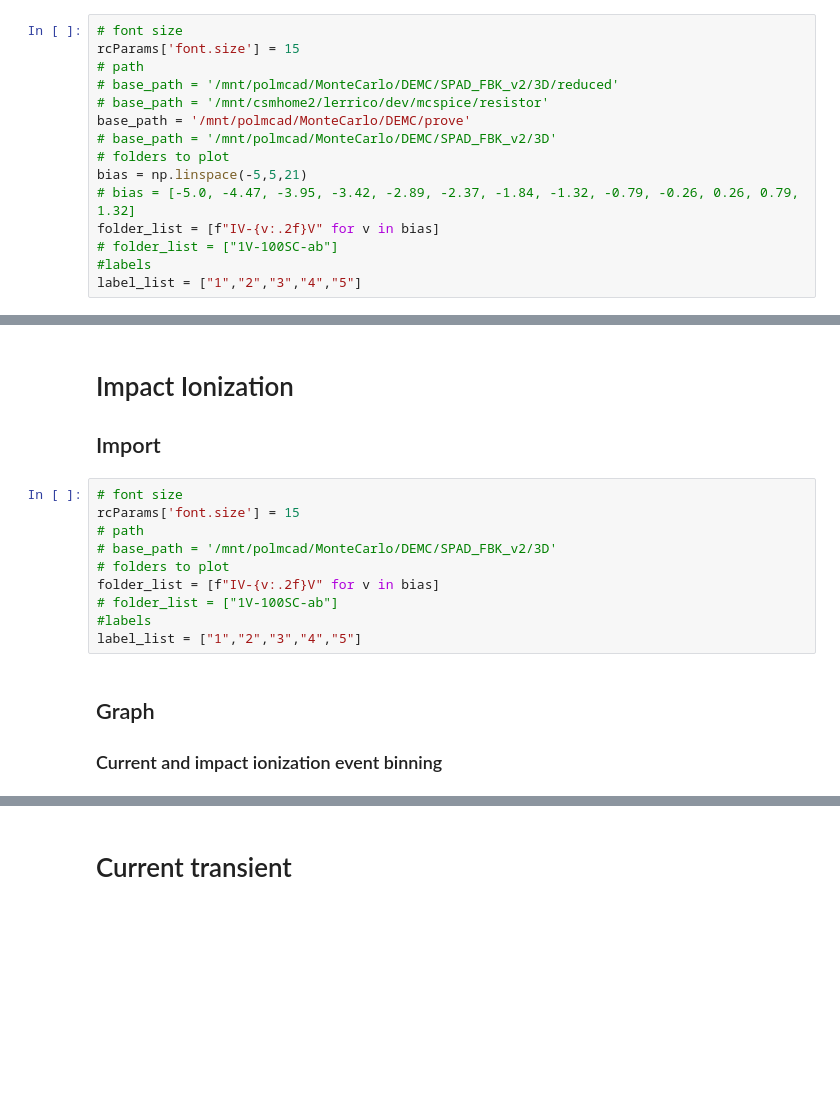
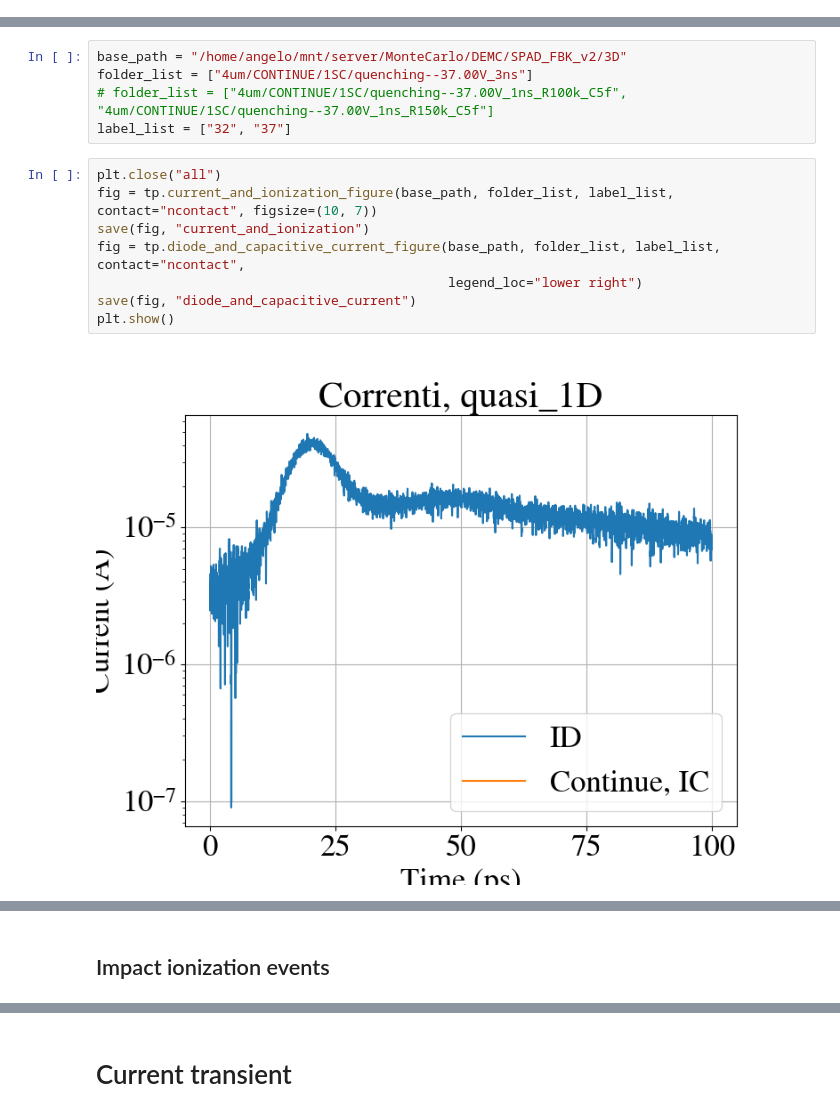
Before and after one commit to Snaffa/Plot, a Jupyter notebook: Currents and voltages.ipynb, the cells around one changed output, grey strips where cells are left out. Cells and saved outputs as stored; diff of their text form; blank space fills up the shorter version.

```diff
--- a/Currents and voltages.ipynb
+++ b/Currents and voltages.ipynb
@@ -85,15 +54,0 @@ polyorder = 3       # Ordine del polinomio
-# %%
-# font size
-rcParams['font.size'] = 15
-# path
-# base_path = '/mnt/polmcad/MonteCarlo/DEMC/SPAD_FBK_v2/3D/reduced'
-# base_path = '/mnt/csmhome2/lerrico/dev/mcspice/resistor'
-base_path = '/mnt/polmcad/MonteCarlo/DEMC/prove'
-# base_path = '/mnt/polmcad/MonteCarlo/DEMC/SPAD_FBK_v2/3D'
-# folders to plot
-bias = np.linspace(-5,5,21)
-# bias = [-5.0, -4.47, -3.95, -3.42, -2.89, -2.37, -1.84, -1.32, -0.79, -0.26, 0.26, 0.79, 1.32]
-folder_list = [f"IV-{v:.2f}V" for v in bias]
-# folder_list = ["1V-100SC-ab"]
-#labels
-label_list = ["1","2","3","4","5"]
@@ -179,0 +55,15 @@ plt.show()
+# %%
+base_path = "/home/angelo/mnt/server/MonteCarlo/DEMC/SPAD_FBK_v2/3D"
+folder_list = ["4um/CONTINUE/1SC/quenching--37.00V_3ns"]
+# folder_list = ["4um/CONTINUE/1SC/quenching--37.00V_1ns_R100k_C5f", "4um/CONTINUE/1SC/quenching--37.00V_1ns_R150k_C5f"]
+label_list = ["32", "37"]
+# %%
+plt.close("all")
+fig = tp.current_and_ionization_figure(base_path, folder_list, label_list, contact="ncontact", figsize=(10, 7))
+save(fig, "current_and_ionization")
+fig = tp.diode_and_capacitive_current_figure(base_path, folder_list, label_list, contact="ncontact",
+                                             legend_loc="lower right")
+save(fig, "diode_and_capacitive_current")
+plt.show()
+# %% [output]
+[figure, added]
@@ -180,16 +71,2 @@ plt.show()
 # %% [markdown]
-# Impact Ionization
-## Import
+## Impact ionization events
-# %%
-# font size
-rcParams['font.size'] = 15
-# path
-# base_path = '/mnt/polmcad/MonteCarlo/DEMC/SPAD_FBK_v2/3D'
-# folders to plot
-folder_list = [f"IV-{v:.2f}V" for v in bias]
-# folder_list = ["1V-100SC-ab"]
-#labels
-label_list = ["1","2","3","4","5"]
-# %% [markdown]
-## Graph
-### Current and impact ionization event binning
```
Also changed, not shown: parts of 49 cells of this notebook, 18 other files.
